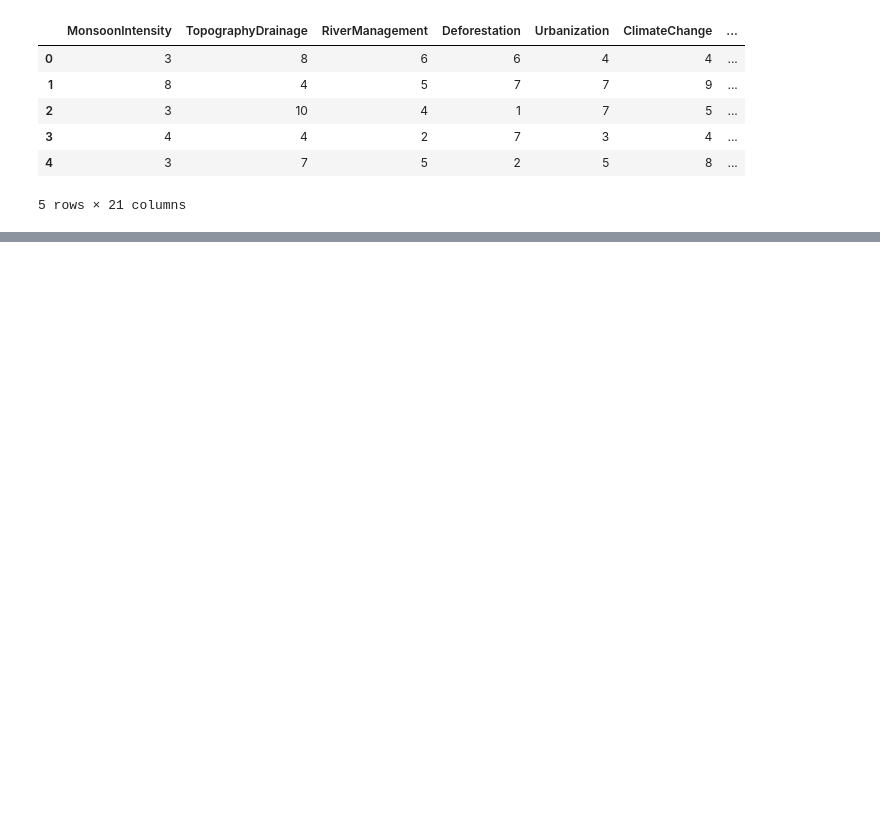
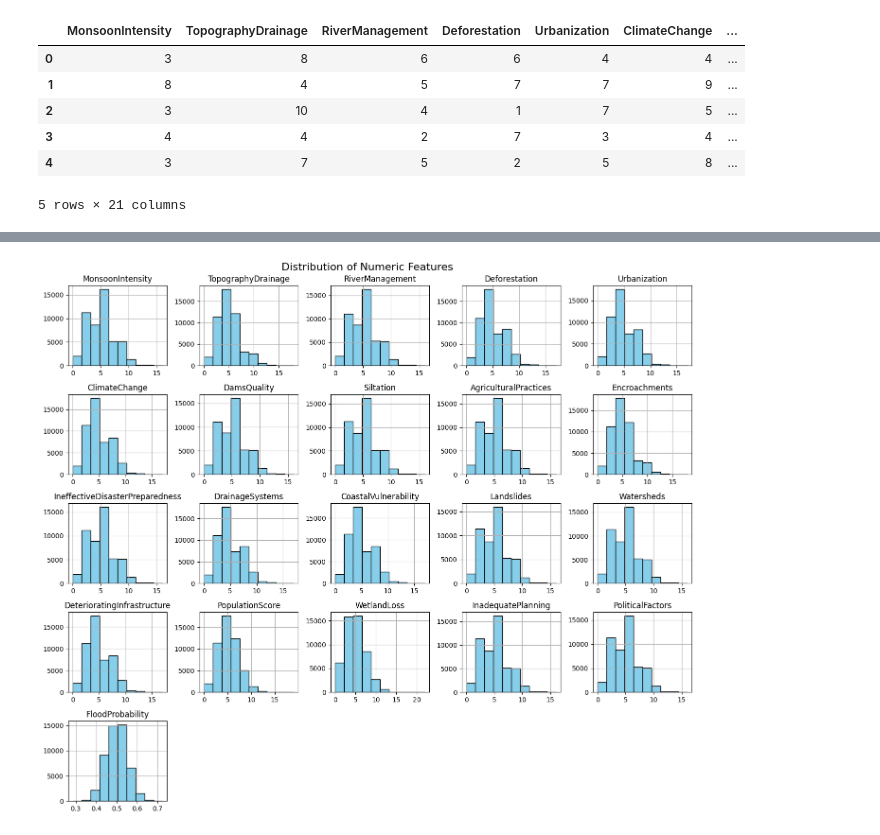
Before and after one commit to sumeethvarma7/AI_Based_Disaster_Early_Warning_System.ipynb, a Jupyter notebook: Copy_of_AI_Based_Disaster_Early_Warning_System.ipynb, the cells around one changed output, grey strips where cells are left out. Drawn from its saved outputs; the diff is of its cells as text; code cells hidden in the pictures; blank space fills up the shorter version.

```diff
--- a/Copy_of_AI_Based_Disaster_Early_Warning_System.ipynb
+++ b/Copy_of_AI_Based_Disaster_Early_Warning_System.ipynb
@@ -2,8 +2,9 @@
 <a href="https://colab.research.google.com/github/sumeethvarma7/AI_Based_Disaster_Early_Warning_System.ipynb/blob/main/Copy_of_AI_Based_Disaster_Early_Warning_System.ipynb" target="_parent"><img src="https://colab.research.google.com/assets/colab-badge.svg" alt="Open In Colab"/></a>
 # %%
 import pandas as pd
+import matplotlib.pyplot as plt
 
-df=pd.read_csv('/content/sample_data/flood.csv')
+df=pd.read_csv('/content/flood.csv')
 
 df.head()
 # %% [output]
@@ -42,0 +128,7 @@ np.False_
+# %%
+df.hist(figsize=(14, 12), color='skyblue', edgecolor='black')
+plt.suptitle("Distribution of Numeric Features", fontsize=16)
+plt.tight_layout()
+plt.show()
+# %% [output]
+[figure, added]
```
Also changed, not shown: parts of 17 cells of this notebook.
